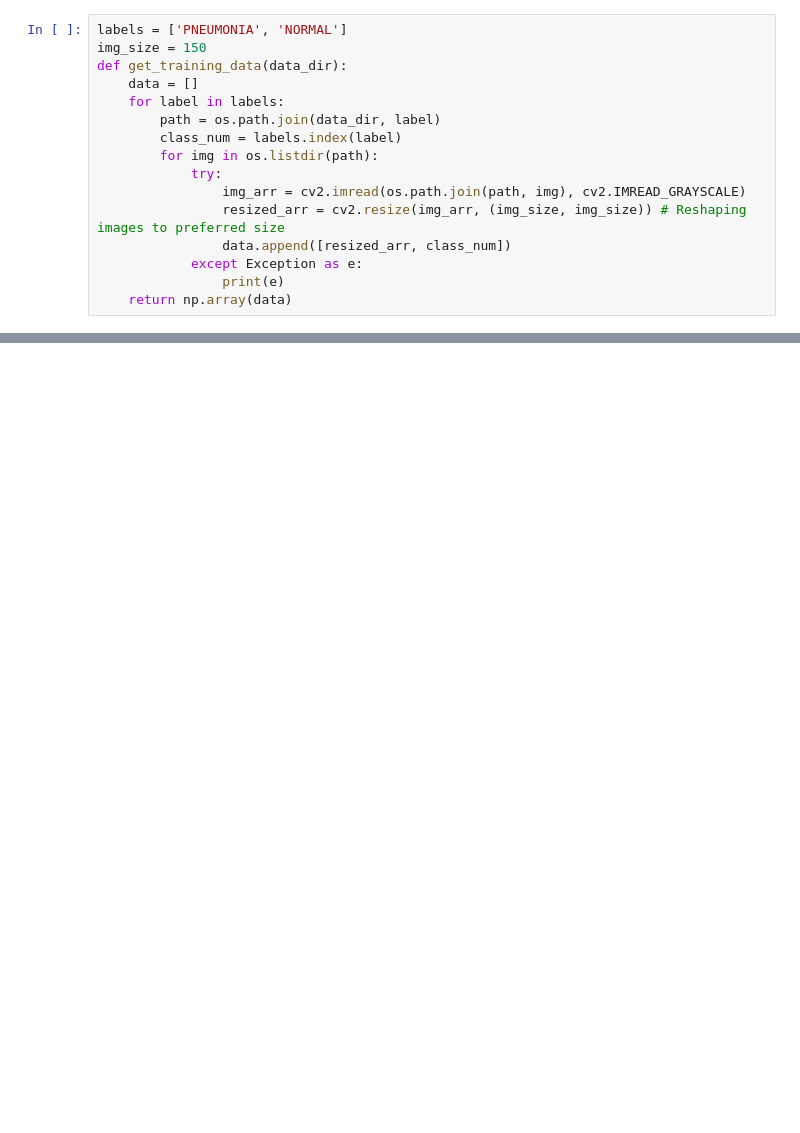
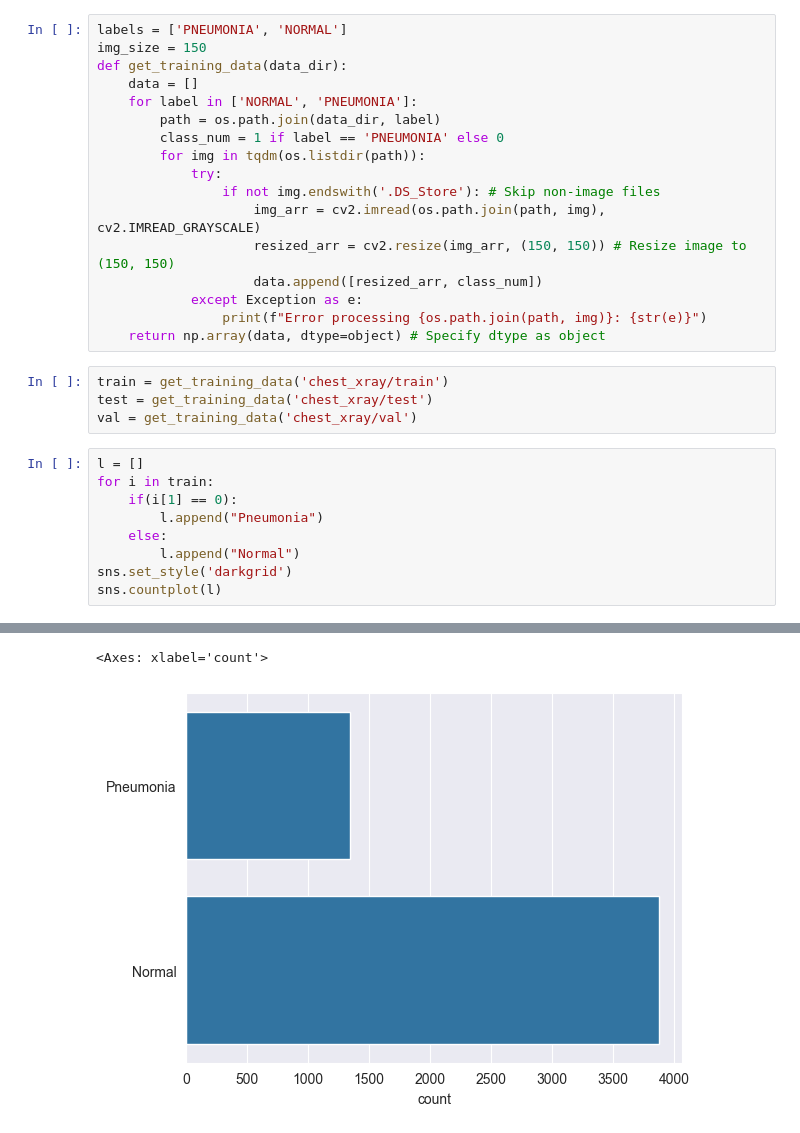
Before and after one commit to Dnsflr/PneumoniaDetectionCNN, a Jupyter notebook: CNNDetection.ipynb, the cells around one changed output, grey strips where cells are left out. Saved outputs shown, nothing was run; the diff lists cells and outputs as text; blank space fills up the shorter version.

```diff
--- a/CNNDetection.ipynb
+++ b/CNNDetection.ipynb
@@ -17,14 +18,29 @@ labels = ['PNEUMONIA', 'NORMAL']
 img_size = 150
 def get_training_data(data_dir):
     data = []
-    for label in labels:
+    for label in ['NORMAL', 'PNEUMONIA']:
         path = os.path.join(data_dir, label)
-        class_num = labels.index(label)
-        for img in os.listdir(path):
+        class_num = 1 if label == 'PNEUMONIA' else 0
+        for img in tqdm(os.listdir(path)):
             try:
-                img_arr = cv2.imread(os.path.join(path, img), cv2.IMREAD_GRAYSCALE)
-                resized_arr = cv2.resize(img_arr, (img_size, img_size)) # Reshaping images to preferred size
-                data.append([resized_arr, class_num])
+                if not img.endswith('.DS_Store'): # Skip non-image files
+                    img_arr = cv2.imread(os.path.join(path, img), cv2.IMREAD_GRAYSCALE)
+                    resized_arr = cv2.resize(img_arr, (150, 150)) # Resize image to (150, 150)
+                    data.append([resized_arr, class_num])
             except Exception as e:
-                print(e)
-    return np.array(data)
+                print(f"Error processing {os.path.join(path, img)}: {str(e)}")
+    return np.array(data, dtype=object) # Specify dtype as object
+# %%
+train = get_training_data('chest_xray/train')
+test = get_training_data('chest_xray/test')
+val = get_training_data('chest_xray/val')
+# %%
+l = []
+for i in train:
+    if(i[1] == 0):
+        l.append("Pneumonia")
+    else:
+        l.append("Normal")
+sns.set_style('darkgrid')
+sns.countplot(l)
+# %% [output]
@@ -30,0 +64,2 @@ def get_training_data(data_dir):
+<Axes: xlabel='count'>
+[figure, added]
```
Also changed, not shown: parts of 3 cells of this notebook.
